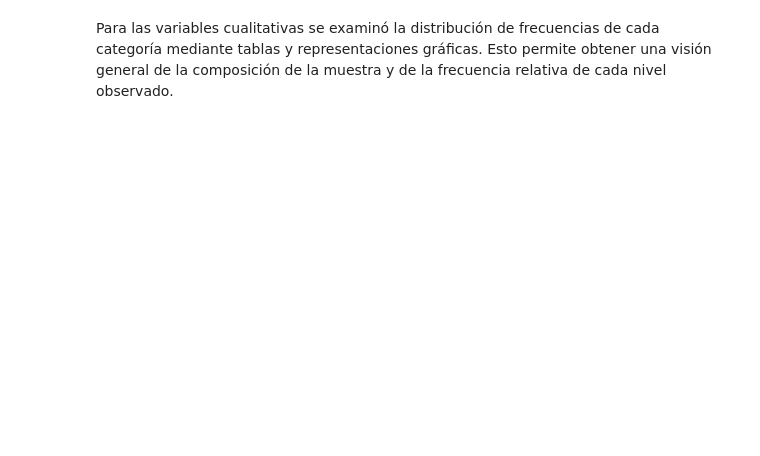
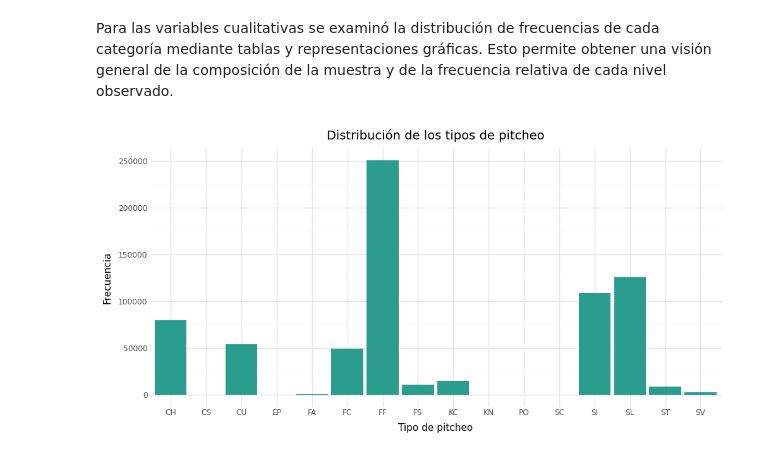
Before and after one commit to Prisfenoy/TP2_python, a Jupyter notebook: Análisis_descriptivo.ipynb, the cells around one changed output. Cells and saved outputs as stored; diff of their text form; code cells hidden in the pictures; blank space fills up the shorter version.

```diff
--- a/Análisis_descriptivo.ipynb
+++ b/Análisis_descriptivo.ipynb
@@ -97,2 +169,32 @@ shape: (9, 10)
 # %% [markdown]
 Para las variables cualitativas se examinó la distribución de frecuencias de cada categoría mediante tablas y representaciones gráficas. Esto permite obtener una visión general de la composición de la muestra y de la frecuencia relativa de cada nivel observado.
+# %%
+# Se filtra la variable tipo de pitcheo
+freq_pitch = (
+    datos_entrenamiento
+    .filter(pl.col("pitch_type").is_not_null())
+    .group_by("pitch_type")
+    .len()
+    .sort("pitch_type")
+    .to_pandas()
+)
+
+# Se arma el gráfico
+(
+    ggplot(freq_pitch,
+           aes(x="pitch_type", y="len"))
+    + geom_col(fill="#2A9D8F")
+    + labs(
+        title="Distribución de los tipos de pitcheo",
+        x="Tipo de pitcheo",
+        y="Frecuencia"
+    )
+    + theme_minimal()
+    + theme(
+        figure_size=(10, 5),
+        axis_text_x=element_text(rotation=0),
+        plot_title=element_text(size=14)
+    )
+)
+# %% [output]
+[figure, added]
```
Also changed, not shown: parts of 13 cells of this notebook.
